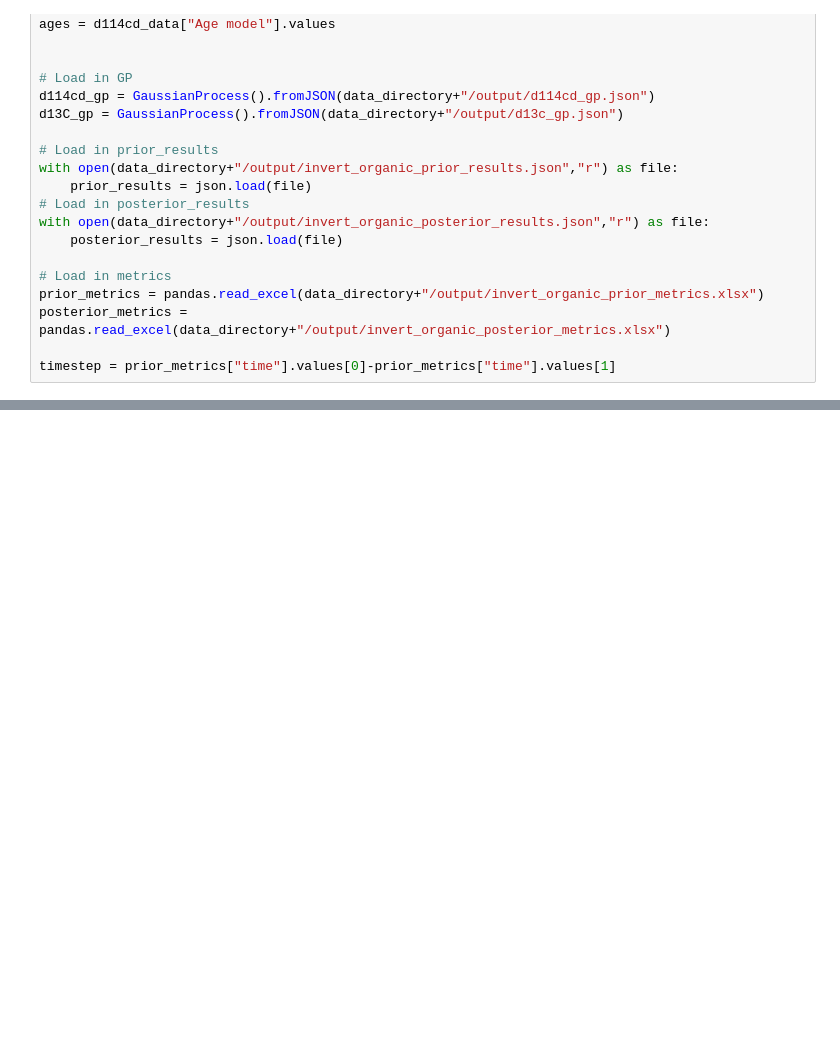
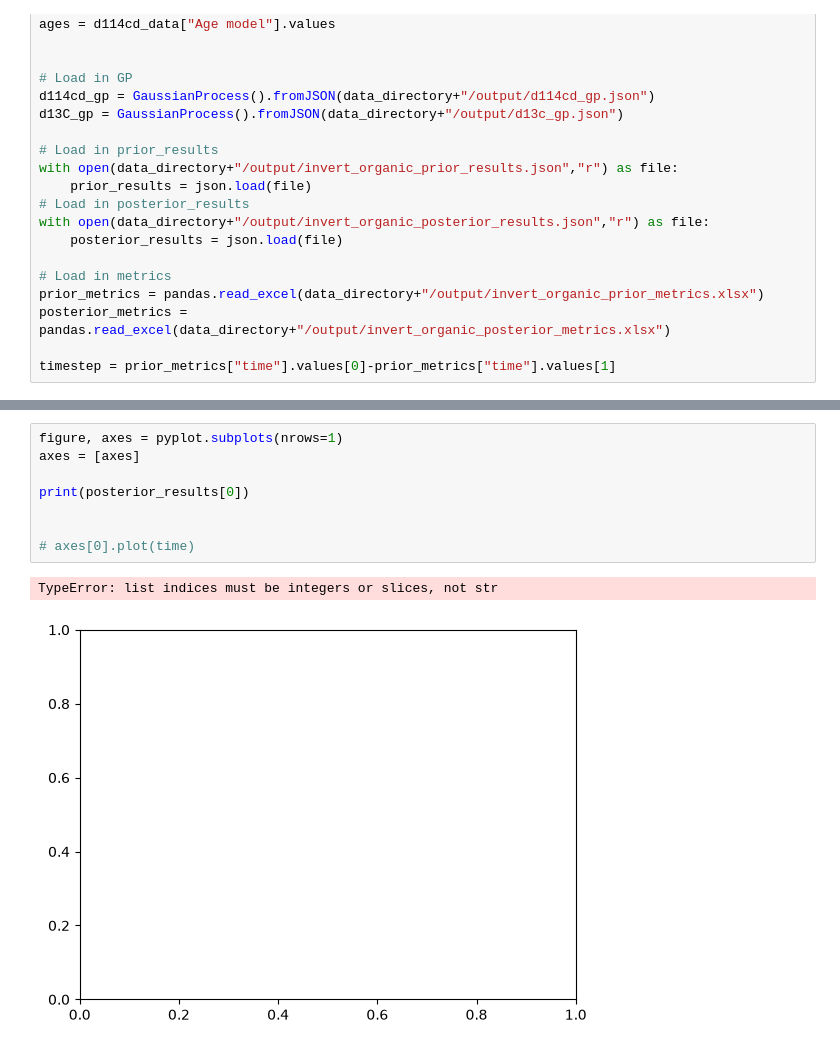
Before and after one commit to DISTILL-RHUL/petm-cadmium-carbon, a Jupyter notebook: code/plotting/plot_invert_organic.ipynb, the cells around one changed output, grey strips where cells are left out. Cells and saved outputs as stored; diff of their text form; blank space fills up the shorter version.

```diff
--- a/code/plotting/plot_invert_organic.ipynb
+++ b/code/plotting/plot_invert_organic.ipynb
@@ -365,0 +366,11 @@ pyplot.show()
+# %%
+figure, axes = pyplot.subplots(nrows=1)
+axes = [axes]
+
+print(posterior_results[0])
+
+
+# axes[0].plot(time)
+# %% [output]
+TypeError: list indices must be integers or slices, not str
+[figure, added]
```
Also changed, not shown: parts of 8 cells of this notebook, 2 other files.
